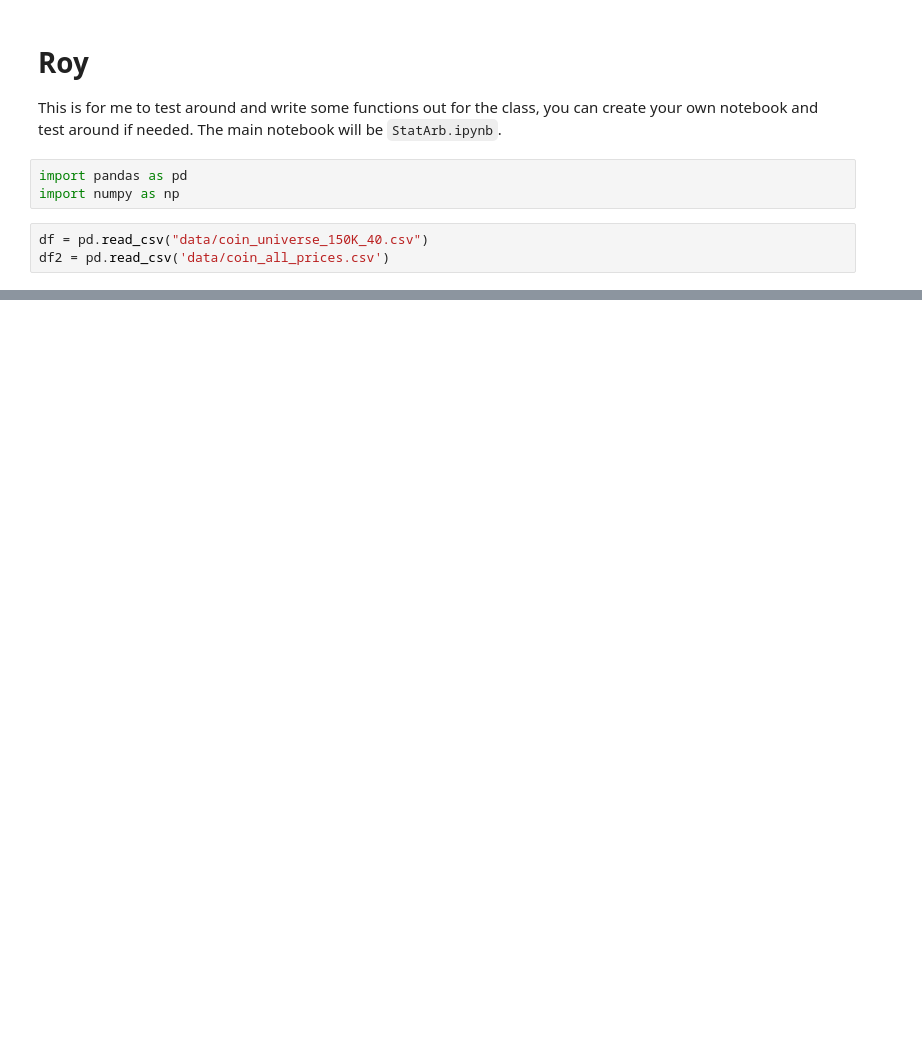
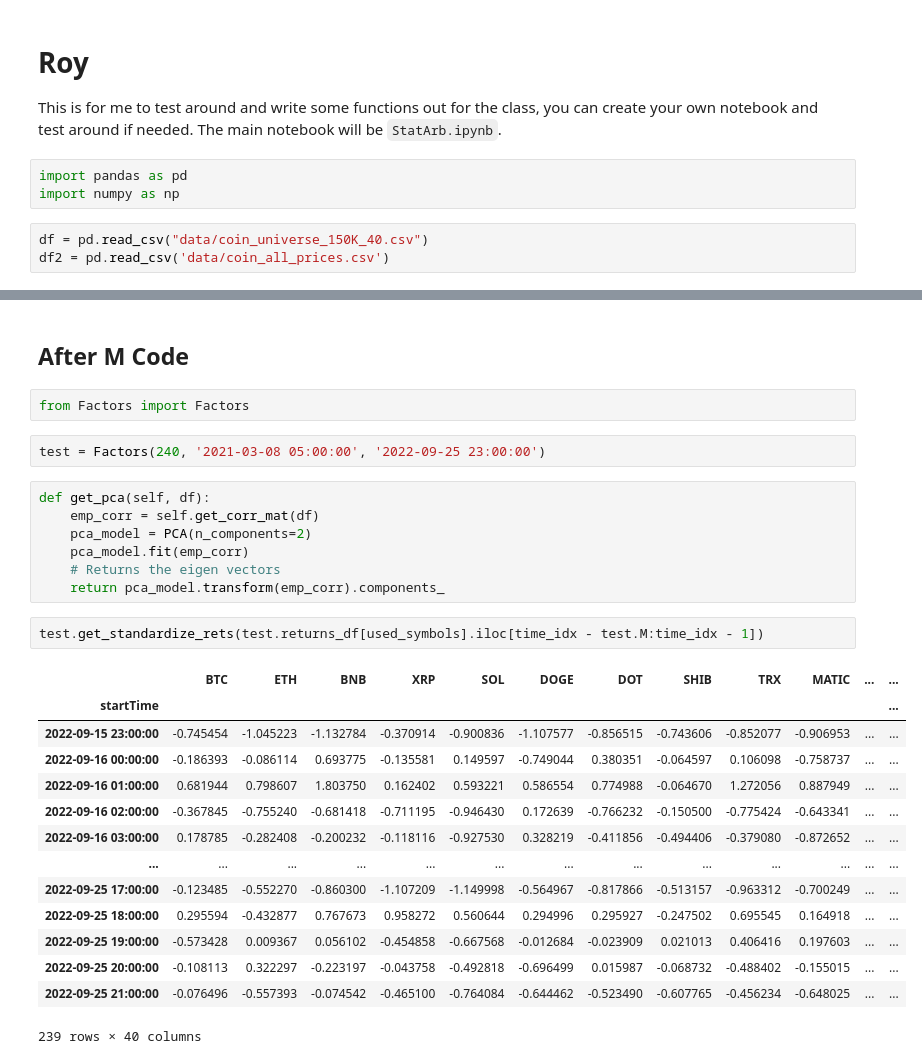
Before and after one commit to roymgabriel/6767-project3, a Jupyter notebook: roy_testing_notebook.ipynb, the cells around one changed output, grey strips where cells are left out. Cells and saved outputs as stored; diff of their text form; blank space fills up the shorter version.

```diff
--- a/roy_testing_notebook.ipynb
+++ b/roy_testing_notebook.ipynb
@@ -27,0 +54,30 @@ pd.DataFrame(d)
+# %% [markdown]
+## After M Code
+# %%
+from Factors import Factors
+# %%
+test = Factors(240, '2021-03-08 05:00:00', '2022-09-25 23:00:00')
+# %%
+def get_pca(self, df):
+    emp_corr = self.get_corr_mat(df)
+    pca_model = PCA(n_components=2)
+    pca_model.fit(emp_corr)
+    # Returns the eigen vectors
+    return pca_model.transform(emp_corr).components_
+# %%
+test.get_standardize_rets(test.returns_df[used_symbols].iloc[time_idx - test.M:time_idx - 1])
+# %% [output]
+|  | BTC | ETH | BNB | XRP | SOL | DOGE | DOT | SHIB | TRX | MATIC | ... | ... |
+| startTime |  |  |  |  |  |  |  |  |  |  |  | ... |
+| 2022-09-15 23:00:00 | -0.745454 | -1.045223 | -1.132784 | -0.370914 | -0.900836 | -1.107577 | -0.856515 | -0.743606 | -0.852077 | -0.906953 | ... | ... |
+| 2022-09-16 00:00:00 | -0.186393 | -0.086114 | 0.693775 | -0.135581 | 0.149597 | -0.749044 | 0.380351 | -0.064597 | 0.106098 | -0.758737 | ... | ... |
+| 2022-09-16 01:00:00 | 0.681944 | 0.798607 | 1.803750 | 0.162402 | 0.593221 | 0.586554 | 0.774988 | -0.064670 | 1.272056 | 0.887949 | ... | ... |
+| 2022-09-16 02:00:00 | -0.367845 | -0.755240 | -0.681418 | -0.711195 | -0.946430 | 0.172639 | -0.766232 | -0.150500 | -0.775424 | -0.643341 | ... | ... |
+| 2022-09-16 03:00:00 | 0.178785 | -0.282408 | -0.200232 | -0.118116 | -0.927530 | 0.328219 | -0.411856 | -0.494406 | -0.379080 | -0.872652 | ... | ... |
+| ... | ... | ... | ... | ... | ... | ... | ... | ... | ... | ... | ... | ... |
+| 2022-09-25 17:00:00 | -0.123485 | -0.552270 | -0.860300 | -1.107209 | -1.149998 | -0.564967 | -0.817866 | -0.513157 | -0.963312 | -0.700249 | ... | ... |
+| 2022-09-25 18:00:00 | 0.295594 | -0.432877 | 0.767673 | 0.958272 | 0.560644 | 0.294996 | 0.295927 | -0.247502 | 0.695545 | 0.164918 | ... | ... |
+| 2022-09-25 19:00:00 | -0.573428 | 0.009367 | 0.056102 | -0.454858 | -0.667568 | -0.012684 | -0.023909 | 0.021013 | 0.406416 | 0.197603 | ... | ... |
+| 2022-09-25 20:00:00 | -0.108113 | 0.322297 | -0.223197 | -0.043758 | -0.492818 | -0.696499 | 0.015987 | -0.068732 | -0.488402 | -0.155015 | ... | ... |
+| 2022-09-25 21:00:00 | -0.076496 | -0.557393 | -0.074542 | -0.465100 | -0.764084 | -0.644462 | -0.523490 | -0.607765 | -0.456234 | -0.648025 | ... | ... |
+239 rows × 40 columns
```
Also changed, not shown: parts of 21 cells of this notebook, 1 other file.
